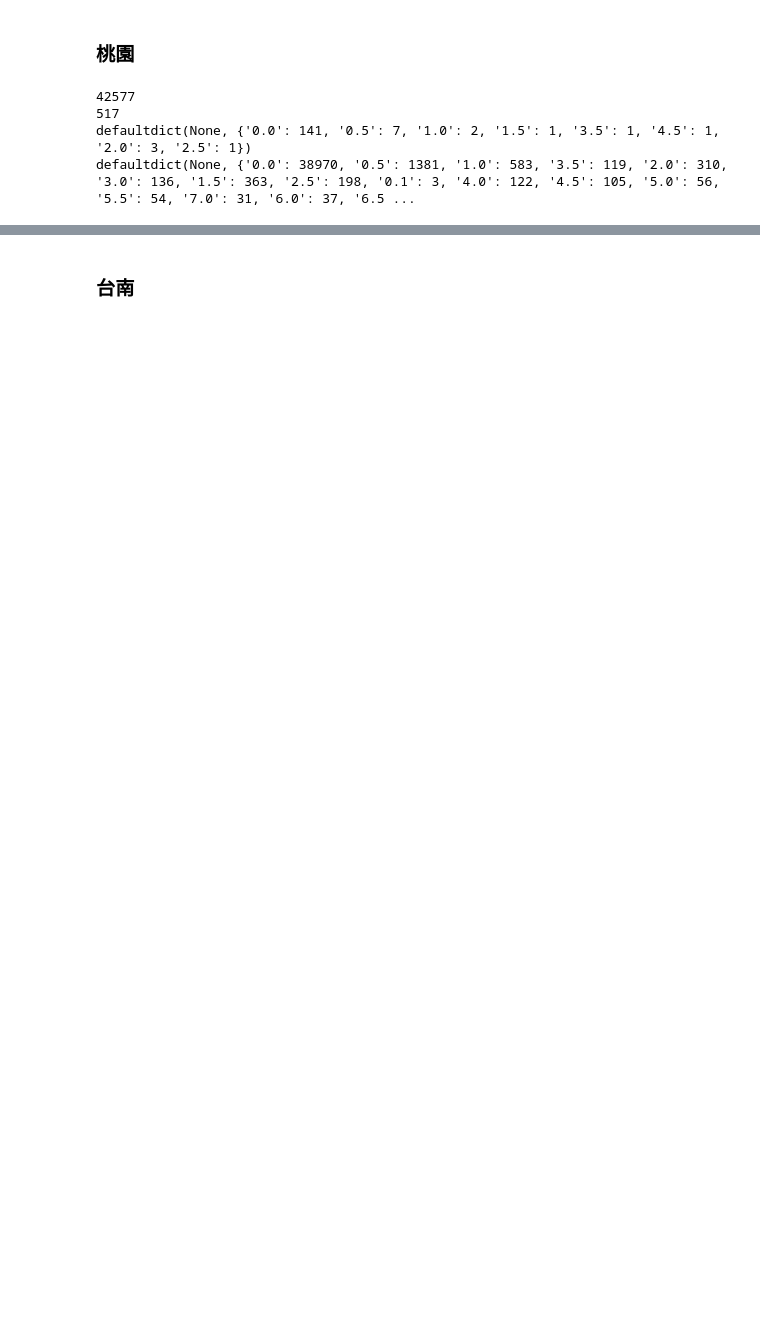
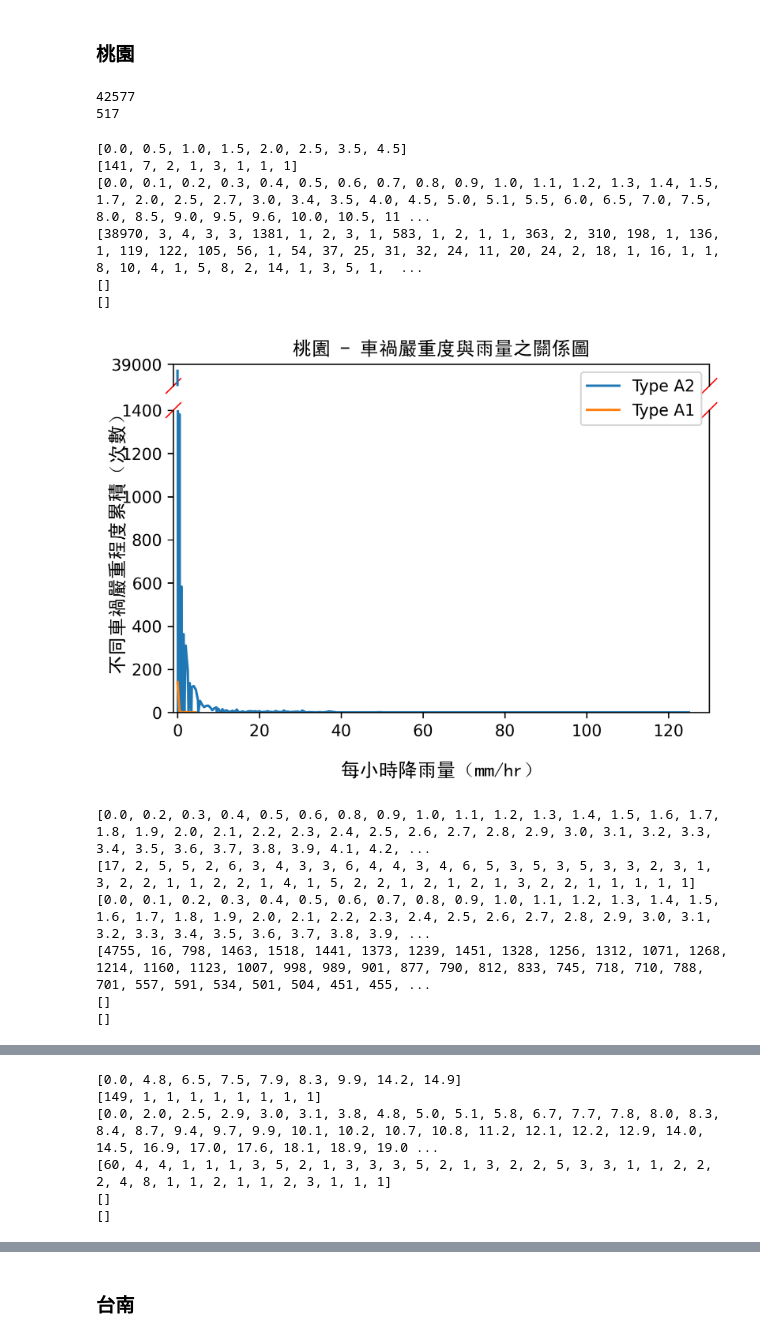
Before and after one commit to lamuyang/DigiTalant_DataScience, a Jupyter notebook: pltA1_A2.ipynb, the cells around one changed output, grey strips where cells are left out. Drawn from its saved outputs; the diff is of its cells as text; code cells hidden in the pictures; blank space fills up the shorter version.

```diff
--- a/pltA1_A2.ipynb
+++ b/pltA1_A2.ipynb
@@ -189,14 +267,25 @@ defaultdict(None, {'0.0': 33002, '0.2': 32, '5.5': 52, '1.5': 367, '0.1': 20, '0
 # %% [markdown]
 ### 桃園
-# %%
-A1_rain, A2_rain, A1_WS, A2_WS, A1_WSGust, A2_WSGust = get_weather_data(Taoyuan)
-# new_draw(all_rain,count_rain_dic,"每小時降雨量（mm/hr）","每小時車禍次數（次數/hr）")
-# new_draw(all_WS, count_WS_dic,"每小時平均風速 (m/s)","每小時車禍次數（次數/hr）"),
-# new_draw(all_WSGust, count_WSGust_dic,"每小時最大陣風 (m/s)","每小時車禍次數（次數/hr）")
-print(A1_rain)
-print(A2_rain)
-# %% [output]
-42577
-517
-defaultdict(None, {'0.0': 141, '0.5': 7, '1.0': 2, '1.5': 1, '3.5': 1, '4.5': 1, '2.0': 3, '2.5': 1})
-defaultdict(None, {'0.0': 38970, '0.5': 1381, '1.0': 583, '3.5': 119, '2.0': 310, '3.0': 136, '1.5': 363, '2.5': 198, '0.1': 3, '4.0': 122, '4.5': 105, '5.0': 56, '5.5': 54, '7.0': 31, '6.0': 37, '6.5 ...
+# %%
+A1_rain, A2_rain, A3_rain, A1_WS, A2_WS, A3_WS, A1_WSGust, A2_WSGust, A3_WSGust = get_weather_data(Taoyuan)
+# %% [output]
+42577
+517
+# %%
+new_draw(A1_rain, A2_rain,A3_rain,130,0,1400,38900,39000,"每小時降雨量（mm/hr）","不同車禍嚴重程度累積（次數）","桃園 - 車禍嚴重度與雨量之關係圖",True)
+new_draw(A1_WS, A2_WS, A3_WS,15,0,1500,4700,4800,"每小時平均風速 (m/s)","不同車禍嚴重程度累積（次數）","桃園 - 車禍嚴重度與平均風速之關係圖",True),
+new_draw(A1_WSGust, A2_WSGust, A3_WSGust,100,0,100,1500,1600,"每小時最大陣風 (m/s)","不同車禍嚴重程度累積（次數）","桃園 - 車禍嚴重度與最大陣風之關係圖")
+# %% [output]
+[0.0, 0.5, 1.0, 1.5, 2.0, 2.5, 3.5, 4.5]
+[141, 7, 2, 1, 3, 1, 1, 1]
+[0.0, 0.1, 0.2, 0.3, 0.4, 0.5, 0.6, 0.7, 0.8, 0.9, 1.0, 1.1, 1.2, 1.3, 1.4, 1.5, 1.7, 2.0, 2.5, 2.7, 3.0, 3.4, 3.5, 4.0, 4.5, 5.0, 5.1, 5.5, 6.0, 6.5, 7.0, 7.5, 8.0, 8.5, 9.0, 9.5, 9.6, 10.0, 10.5, 11 ...
+[38970, 3, 4, 3, 3, 1381, 1, 2, 3, 1, 583, 1, 2, 1, 1, 363, 2, 310, 198, 1, 136, 1, 119, 122, 105, 56, 1, 54, 37, 25, 31, 32, 24, 11, 20, 24, 2, 18, 1, 16, 1, 1, 8, 10, 4, 1, 5, 8, 2, 14, 1, 3, 5, 1,  ...
+[]
+[]
+[figure, added]
+[0.0, 0.2, 0.3, 0.4, 0.5, 0.6, 0.8, 0.9, 1.0, 1.1, 1.2, 1.3, 1.4, 1.5, 1.6, 1.7, 1.8, 1.9, 2.0, 2.1, 2.2, 2.3, 2.4, 2.5, 2.6, 2.7, 2.8, 2.9, 3.0, 3.1, 3.2, 3.3, 3.4, 3.5, 3.6, 3.7, 3.8, 3.9, 4.1, 4.2, ...
+[17, 2, 5, 5, 2, 6, 3, 4, 3, 3, 6, 4, 4, 3, 4, 6, 5, 3, 5, 3, 5, 3, 3, 2, 3, 1, 3, 2, 2, 1, 1, 2, 2, 1, 4, 1, 5, 2, 2, 1, 2, 1, 2, 1, 3, 2, 2, 1, 1, 1, 1, 1]
+[0.0, 0.1, 0.2, 0.3, 0.4, 0.5, 0.6, 0.7, 0.8, 0.9, 1.0, 1.1, 1.2, 1.3, 1.4, 1.5, 1.6, 1.7, 1.8, 1.9, 2.0, 2.1, 2.2, 2.3, 2.4, 2.5, 2.6, 2.7, 2.8, 2.9, 3.0, 3.1, 3.2, 3.3, 3.4, 3.5, 3.6, 3.7, 3.8, 3.9, ...
+[4755, 16, 798, 1463, 1518, 1441, 1373, 1239, 1451, 1328, 1256, 1312, 1071, 1268, 1214, 1160, 1123, 1007, 998, 989, 901, 877, 790, 812, 833, 745, 718, 710, 788, 701, 557, 591, 534, 501, 504, 451, 455, ...
+[]
+[]
@@ -202,0 +293,6 @@ defaultdict(None, {'0.0': 38970, '0.5': 1381, '1.0': 583, '3.5': 119, '2.0': 310
+[0.0, 4.8, 6.5, 7.5, 7.9, 8.3, 9.9, 14.2, 14.9]
+[149, 1, 1, 1, 1, 1, 1, 1, 1]
+[0.0, 2.0, 2.5, 2.9, 3.0, 3.1, 3.8, 4.8, 5.0, 5.1, 5.8, 6.7, 7.7, 7.8, 8.0, 8.3, 8.4, 8.7, 9.4, 9.7, 9.9, 10.1, 10.2, 10.7, 10.8, 11.2, 12.1, 12.2, 12.9, 14.0, 14.5, 16.9, 17.0, 17.6, 18.1, 18.9, 19.0 ...
+[60, 4, 4, 1, 1, 1, 3, 5, 2, 1, 3, 3, 3, 5, 2, 1, 3, 2, 2, 5, 3, 3, 1, 1, 2, 2, 2, 4, 8, 1, 1, 2, 1, 1, 2, 3, 1, 1, 1]
+[]
+[]
```
Also changed, not shown: parts of 19 cells of this notebook.
